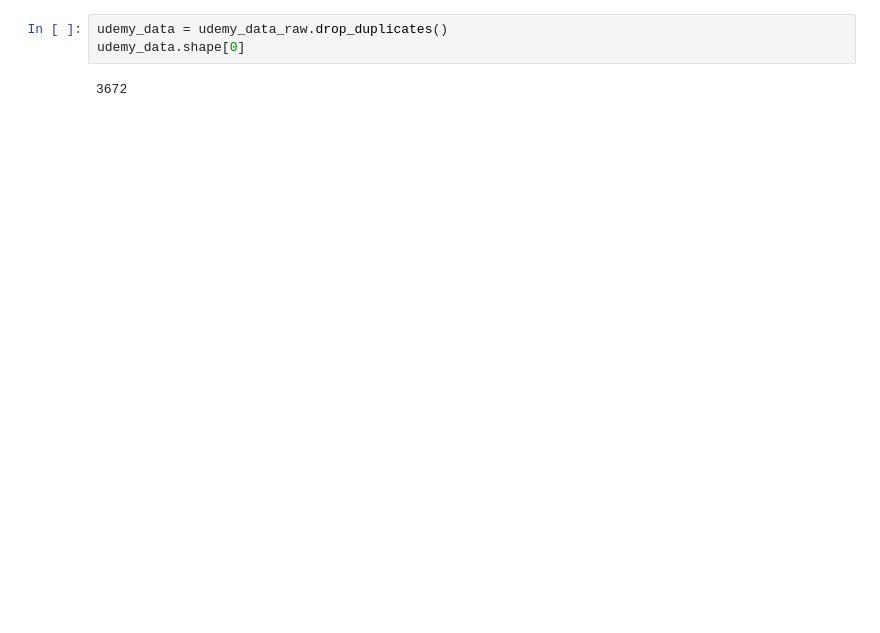
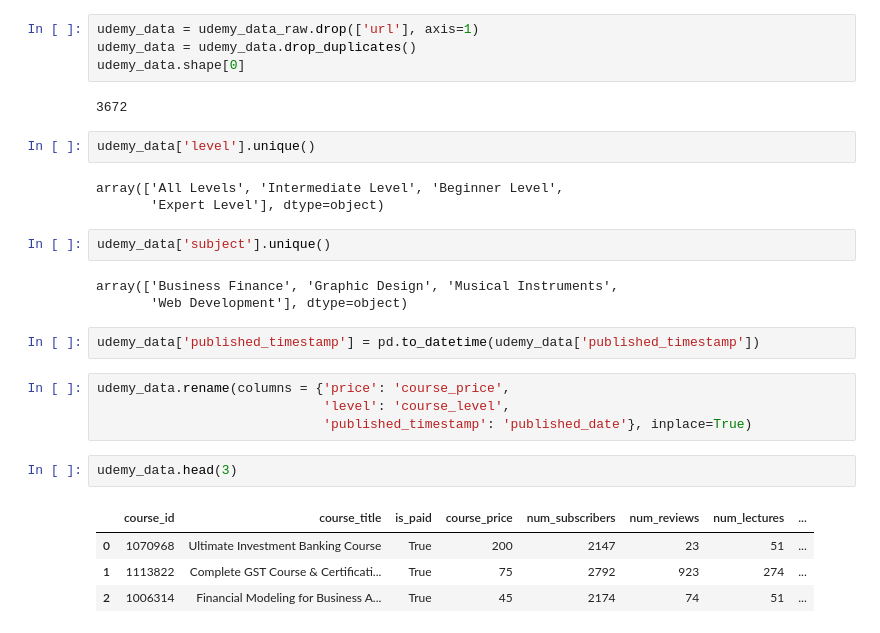
Before and after one commit to HolyGrace/MOOCalytics, a Jupyter notebook: notebooks/EDA.ipynb, the cells around one changed output. Saved outputs shown, nothing was run; the diff lists cells and outputs as text; blank space fills up the shorter version.

Commit message:
Preprocess the udemy dataframe

```diff
--- a/notebooks/EDA.ipynb
+++ b/notebooks/EDA.ipynb
@@ -344,7 +378,31 @@ published_timestamp    0
 subject                0
 dtype: int64
 # %%
-udemy_data = udemy_data_raw.drop_duplicates()
+udemy_data = udemy_data_raw.drop(['url'], axis=1)
+udemy_data = udemy_data.drop_duplicates()
 udemy_data.shape[0]
 # %% [output]
 3672
+# %%
+udemy_data['level'].unique()
+# %% [output]
+array(['All Levels', 'Intermediate Level', 'Beginner Level',
+       'Expert Level'], dtype=object)
+# %%
+udemy_data['subject'].unique()
+# %% [output]
+array(['Business Finance', 'Graphic Design', 'Musical Instruments',
+       'Web Development'], dtype=object)
+# %%
+udemy_data['published_timestamp'] = pd.to_datetime(udemy_data['published_timestamp'])
+# %%
+udemy_data.rename(columns = {'price': 'course_price',
+                             'level': 'course_level',
+                             'published_timestamp': 'published_date'}, inplace=True)
+# %%
+udemy_data.head(3)
+# %% [output]
+|  | course_id | course_title | is_paid | course_price | num_subscribers | num_reviews | num_lectures | ... |
+| 0 | 1070968 | Ultimate Investment Banking Course | True | 200 | 2147 | 23 | 51 | ... |
+| 1 | 1113822 | Complete GST Course & Certificati... | True | 75 | 2792 | 923 | 274 | ... |
+| 2 | 1006314 | Financial Modeling for Business A... | True | 45 | 2174 | 74 | 51 | ... |
```
Also changed, not shown: parts of 4 cells of this notebook.
